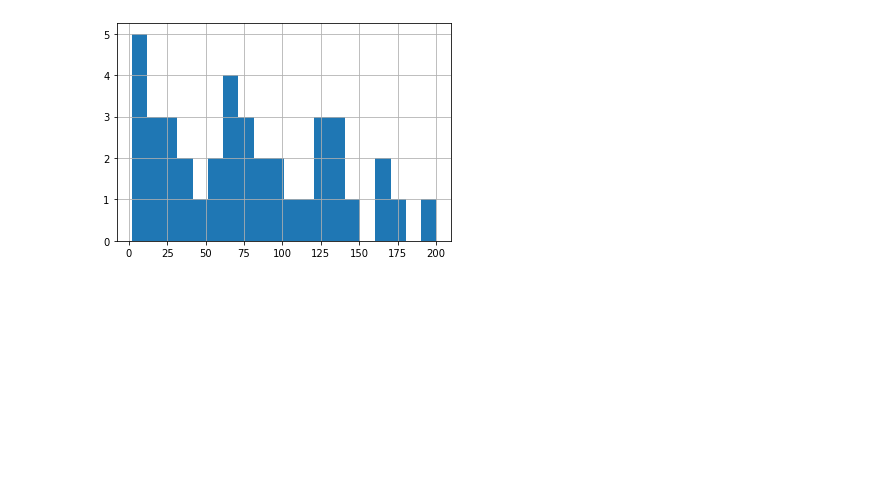
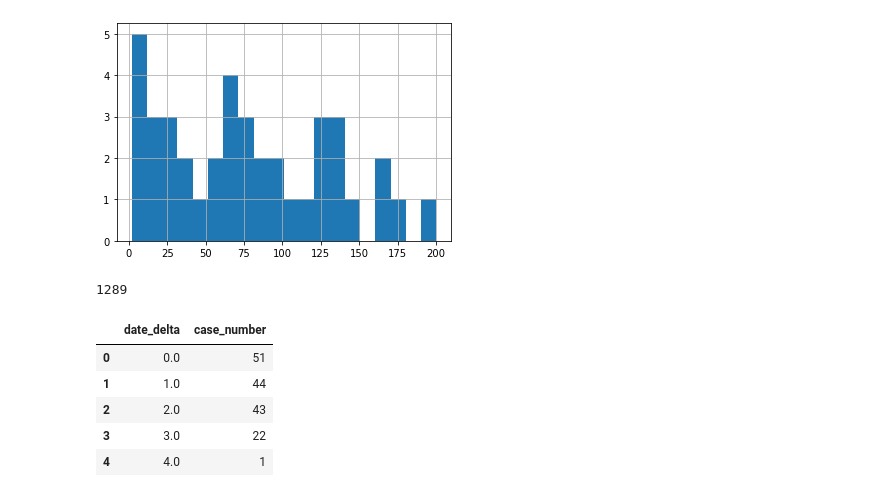
Before and after one commit to joshuajnoble/w210, a Jupyter notebook: dallas_data_eda.ipynb, the cells around one changed output. Saved outputs shown, nothing was run; the diff lists cells and outputs as text; code cells hidden in the pictures; blank space fills up the shorter version.

```diff
--- a/dallas_data_eda.ipynb
+++ b/dallas_data_eda.ipynb
@@ -104,0 +112,18 @@ means_df['min'].hist(bins=20)
+# %%
+bcheck = pd.to_datetime('2017-01-09')
+echeck = pd.to_datetime('2017-01-17')
+
+len(dallas[(dallas['date_dt'] > bcheck) & (dallas['date_dt'] < echeck)])
+# %% [output]
+1289
+# %%
+dallas_ts['date_delta'] = (dallas_ts['date_dt'] - dallas_ts['date_dt'].min())  / np.timedelta64(1,'D')
+dallas_ts = dallas_ts[['date_delta', 'case_number']]
+dallas_ts.head()
+# %% [output]
+|  | date_delta | case_number |
+| 0 | 0.0 | 51 |
+| 1 | 1.0 | 44 |
+| 2 | 2.0 | 43 |
+| 3 | 3.0 | 22 |
+| 4 | 4.0 | 1 |
```
Also changed, not shown: parts of 7 cells of this notebook, 1 other file.
